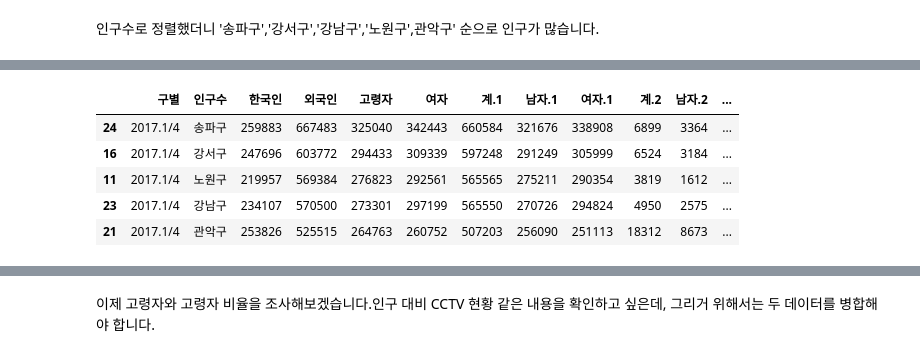
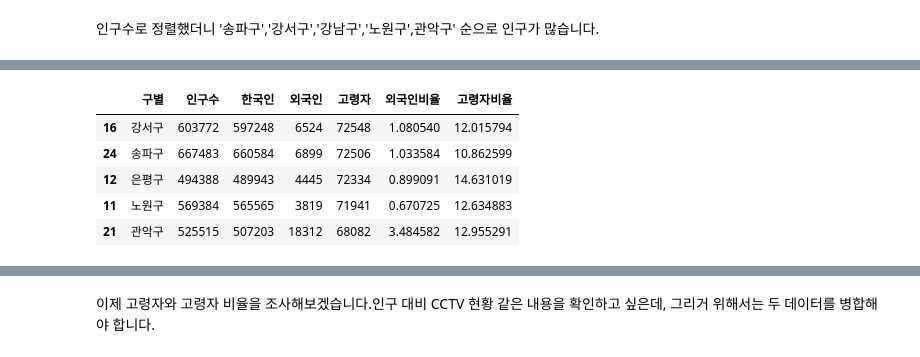
Before and after one commit to goldang01/DataScience_Study, a Jupyter notebook: Chapter 1.ipynb, the cells around one changed output, grey strips where cells are left out. Saved outputs shown, nothing was run; the diff lists cells and outputs as text; code cells hidden in the pictures.

```diff
--- a/Chapter 1.ipynb
+++ b/Chapter 1.ipynb
@@ -60,10 +57,9 @@ pop_Seoul.head()
 # %% [markdown]
 데이터가 처음에 엑셀로 되어 있어서 csv로 변환 시켜주었다. 그러나 이는 보니 1~3행이 알수가 없어서 다음의 옵션을 주자.
 # %%
-pop_Seoul = pd.read_csv('./data/01. population_in_Seoul.csv',
-                        header =2,
-
-                        encoding = 'utf-8')
+pop_Seoul = pd.read_csv("data/01. population_in_Seoul.csv",
+                        header = 2,
+                        encoding='utf-8')
 pop_Seoul.head()
 # %% [output]
 |  | 기간 | 자치구 | 세대 | 계 | 남자 | 여자 | 계.1 | 남자.1 | 여자.1 | 계.2 | 남자.2 | ... |
@@ -74,0 +73,2 @@ pop_Seoul.head()
+# %%
+pop_Seoul = pop_Seoul.iloc[:, [1,3,6, 9,13]]
@@ -547,5 +558,2 @@ KeyError: '구별'
 # %% [markdown]
 행을 지우는 drop 명령으로 NaN이 있던 행을 삭제합니다.
-# %%
-pop_Seoul.drop([26], inplace = True)
-pop_Seoul.head()
@@ -555,6 +561,6 @@ KeyError: '[26] not found in axis'
 이제 각 구별 전체 인구를 이용해서 구별 '외국인비율'과'고령자비율'을 계산하겠습니다.
 # %%
 pop_Seoul['외국인비율'] = pop_Seoul['외국인'] / pop_Seoul['인구수'] * 100
-pop_Seoul['고령자비율'] = pop_Seoul['고령자'] / pop_Seuol['인구수'] * 100
+pop_Seoul['고령자비율'] = pop_Seoul['고령자'] / pop_Seoul['인구수'] * 100
 pop_Seoul.head()
 # %% [output]
@@ -586,10 +602,10 @@ KeyError: '외국인비율'
 # %%
-pop_Seoul.sort_values(by='고령자', ascending=False).head(5)
+pop_Seoul.sort_values(by='고령자', ascending=False).head()
 # %% [output]
-|  | 구별 | 인구수 | 한국인 | 외국인 | 고령자 | 여자 | 계.1 | 남자.1 | 여자.1 | 계.2 | 남자.2 | ... |
-| 24 | 2017.1/4 | 송파구 | 259883 | 667483 | 325040 | 342443 | 660584 | 321676 | 338908 | 6899 | 3364 | ... |
-| 16 | 2017.1/4 | 강서구 | 247696 | 603772 | 294433 | 309339 | 597248 | 291249 | 305999 | 6524 | 3184 | ... |
-| 11 | 2017.1/4 | 노원구 | 219957 | 569384 | 276823 | 292561 | 565565 | 275211 | 290354 | 3819 | 1612 | ... |
-| 23 | 2017.1/4 | 강남구 | 234107 | 570500 | 273301 | 297199 | 565550 | 270726 | 294824 | 4950 | 2575 | ... |
-| 21 | 2017.1/4 | 관악구 | 253826 | 525515 | 264763 | 260752 | 507203 | 256090 | 251113 | 18312 | 8673 | ... |
+|  | 구별 | 인구수 | 한국인 | 외국인 | 고령자 | 외국인비율 | 고령자비율 |
+| 16 | 강서구 | 603772 | 597248 | 6524 | 72548 | 1.080540 | 12.015794 |
+| 24 | 송파구 | 667483 | 660584 | 6899 | 72506 | 1.033584 | 10.862599 |
+| 12 | 은평구 | 494388 | 489943 | 4445 | 72334 | 0.899091 | 14.631019 |
+| 11 | 노원구 | 569384 | 565565 | 3819 | 71941 | 0.670725 | 12.634883 |
+| 21 | 관악구 | 525515 | 507203 | 18312 | 68082 | 3.484582 | 12.955291 |
 # %%
```
Also changed, not shown: parts of 52 cells of this notebook, 1 other file.
